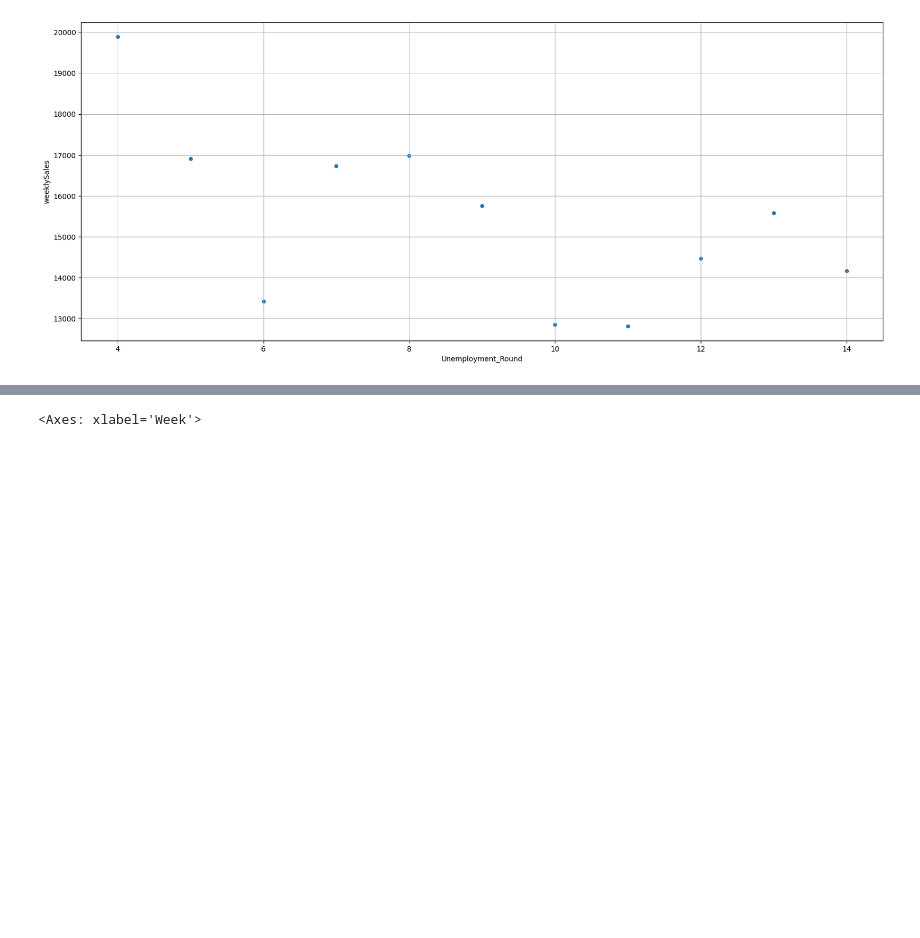
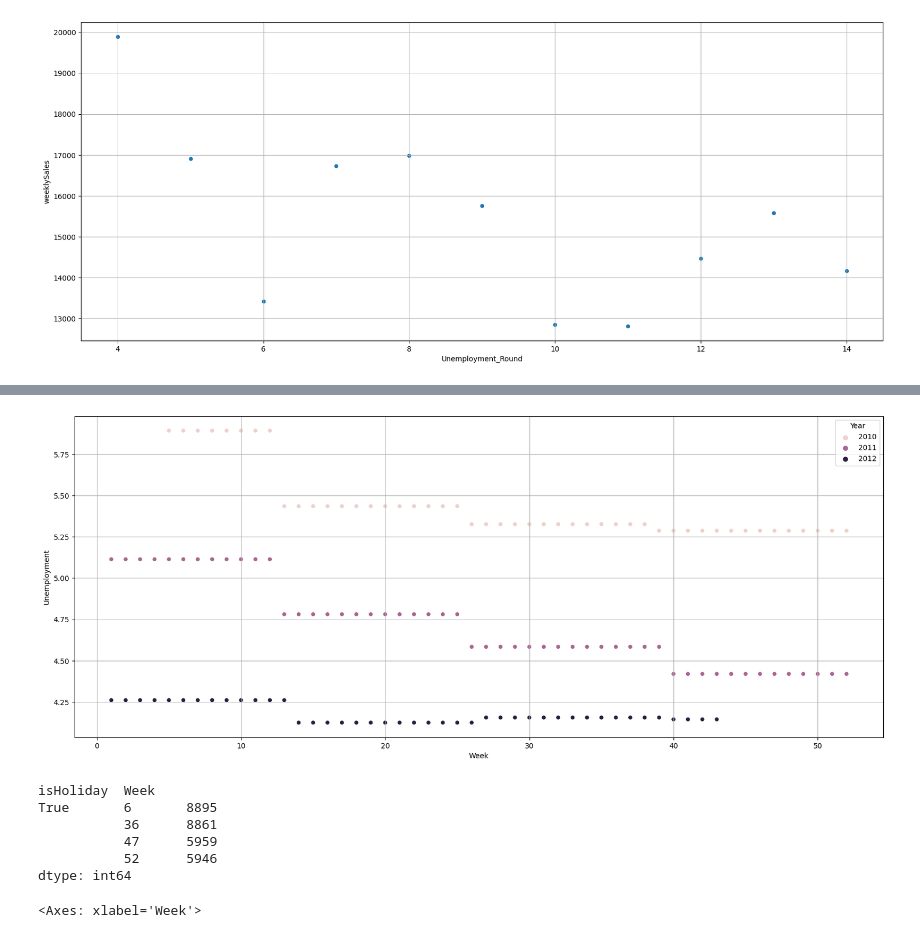
Before and after one commit to Farlein/Walmart_Sales, a Jupyter notebook: Walmart_Sale_Predication.ipynb, the cells around one changed output, grey strips where cells are left out. Drawn from its saved outputs; the diff is of its cells as text; code cells hidden in the pictures; blank space fills up the shorter version.

```diff
--- a/Walmart_Sale_Predication.ipynb
+++ b/Walmart_Sale_Predication.ipynb
@@ -420,3 +459,27 @@ plt.show()
+# %%
+# To address missing values of Unemployment
+Focus_Feature = 'Unemployment'
+#data_plot = pd.DataFrame(train_dataset[ (train_dataset.Store==10) & (train_dataset.Dept==10)])
+data_plot = train_dataset[ (train_dataset.Store==40) & (train_dataset.Dept==10) ]
+#print(data_plot.dtypes)
+plt.figure(figsize=(20,8))
+sns.scatterplot(data=data_plot, x='Week', y=Focus_Feature, hue='Year')
+plt.grid()
+#plt.xticks(np.arange(34875, 53, step=1))
+plt.show()
+# %% [output]
+[figure, added]
+# %%
+# Holiday week
+train_dataset[train_dataset.isHoliday == 1].groupby(['isHoliday','Week']).size()
+#train_dataset[train_dataset.isHoliday == 1]
+# %% [output]
+isHoliday  Week
+True       6       8895
+           36      8861
+           47      5959
+           52      5946
+dtype: int64
 # %%
 # Descriptive Analysis
 weekly_sales_2010 = train_dataset[train_dataset.Year==2010][['Week','weeklySales']].groupby(['Week']).mean()
```
Also changed, not shown: parts of 2 cells of this notebook.
